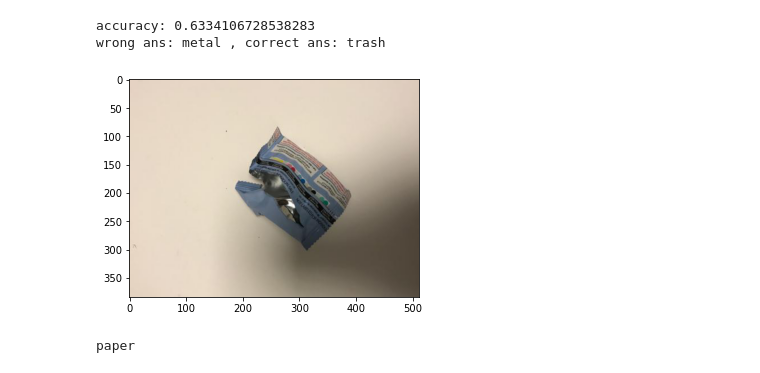
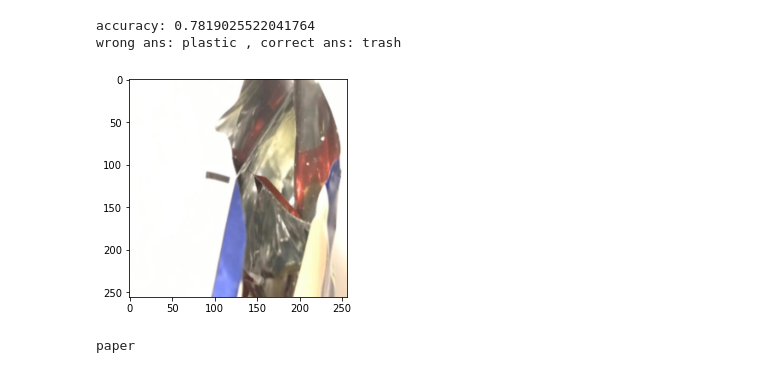
Before and after one commit to iks15174/AI_PRJ2, a Jupyter notebook: test.ipynb, the cells around one changed output. Saved outputs shown, nothing was run; the diff lists cells and outputs as text; code cells hidden in the pictures.

Commit message:
Save best validation acc model

```diff
--- a/test.ipynb
+++ b/test.ipynb
@@ -10,35 +10,38 @@ from recycle_cnn import CNN
 # %%
 device = 'cuda' if torch.cuda.is_available() else 'cpu'
 
-trans = transforms.ToTensor()
+trans = transforms.Compose([
+    transforms.Resize((256, 256)),
+    transforms.ToTensor(),
+])
 test_set = torchvision.datasets.ImageFolder('data/test',transform=trans)
 test_loader = DataLoader(test_set)
 
-model = torch.load('model.pt')
+model = torch.load('best_model.pt')
 # %%
 num_correct = 0
 to_img_trans = transforms.ToPILImage()
 for x, y in test_loader:
     x = x.to(device)
     y = y.to(device)
 
     prediction = torch.argmax(model(x), 1)
     if prediction == y:
         num_correct += 1
     else:
         # print(test_set.classes[prediction], test_set.classes[y])
         wrong_x, wrong_ans, ans = x, test_set.classes[prediction], test_set.classes[y]
 
 accuracy = num_correct / len(test_loader)
 print('accuracy:',accuracy)
 
-img = to_img_trans(torch.tensor(wrong_x.cpu().detach().numpy().reshape(3,384,512)))
+img = to_img_trans(torch.tensor(wrong_x.cpu().detach().numpy().reshape(3,256,256)))
 plt.imshow(img)
 print('wrong ans:', wrong_ans, ',','correct ans:', ans)
 # %% [output]
-accuracy: 0.6334106728538283
-wrong ans: metal , correct ans: trash
+accuracy: 0.7819025522041764
+wrong ans: plastic , correct ans: trash
-[figure, old version]
+[figure, new version]
 # %%
 ex_img = Image.open('t.jpg')
 plt.imshow(ex_img)
```
Also changed, not shown: parts of 1 cell of this notebook, 1 other file.
